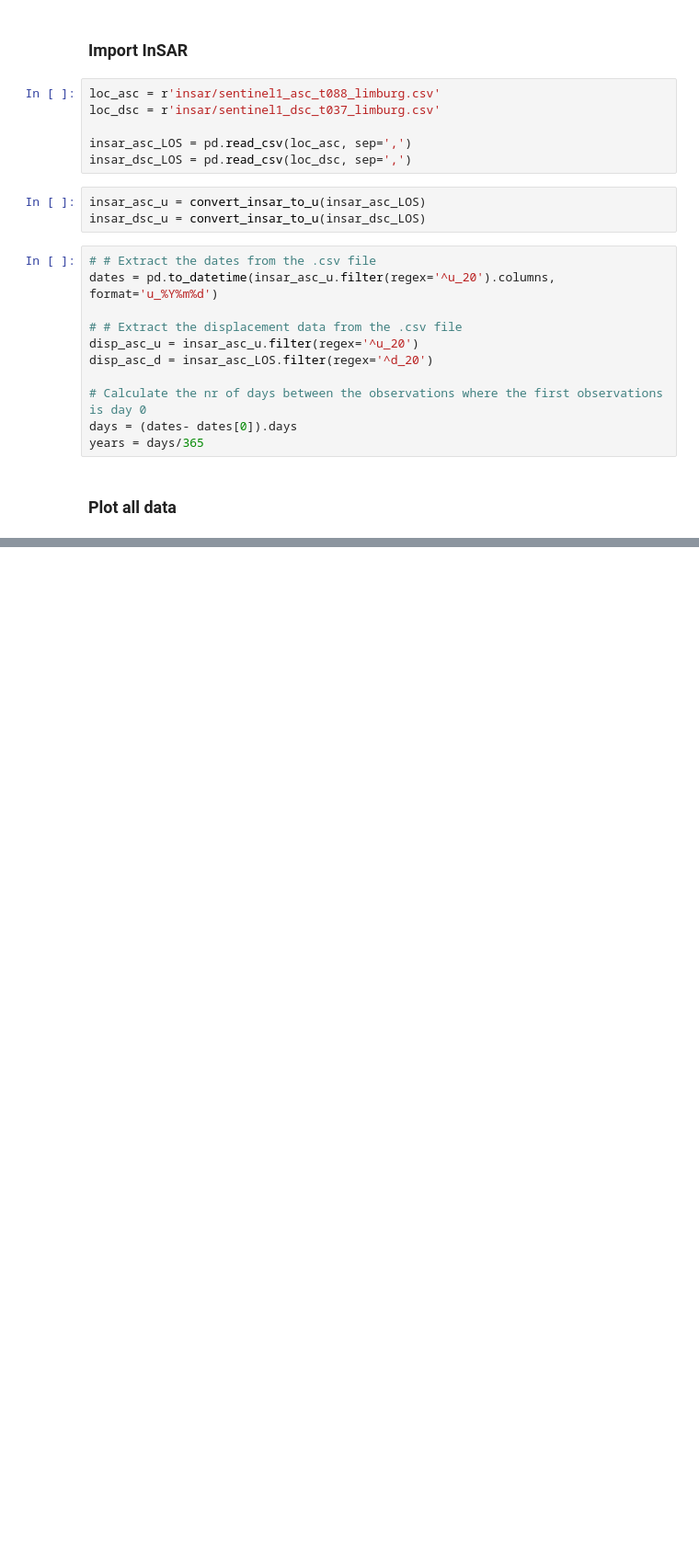
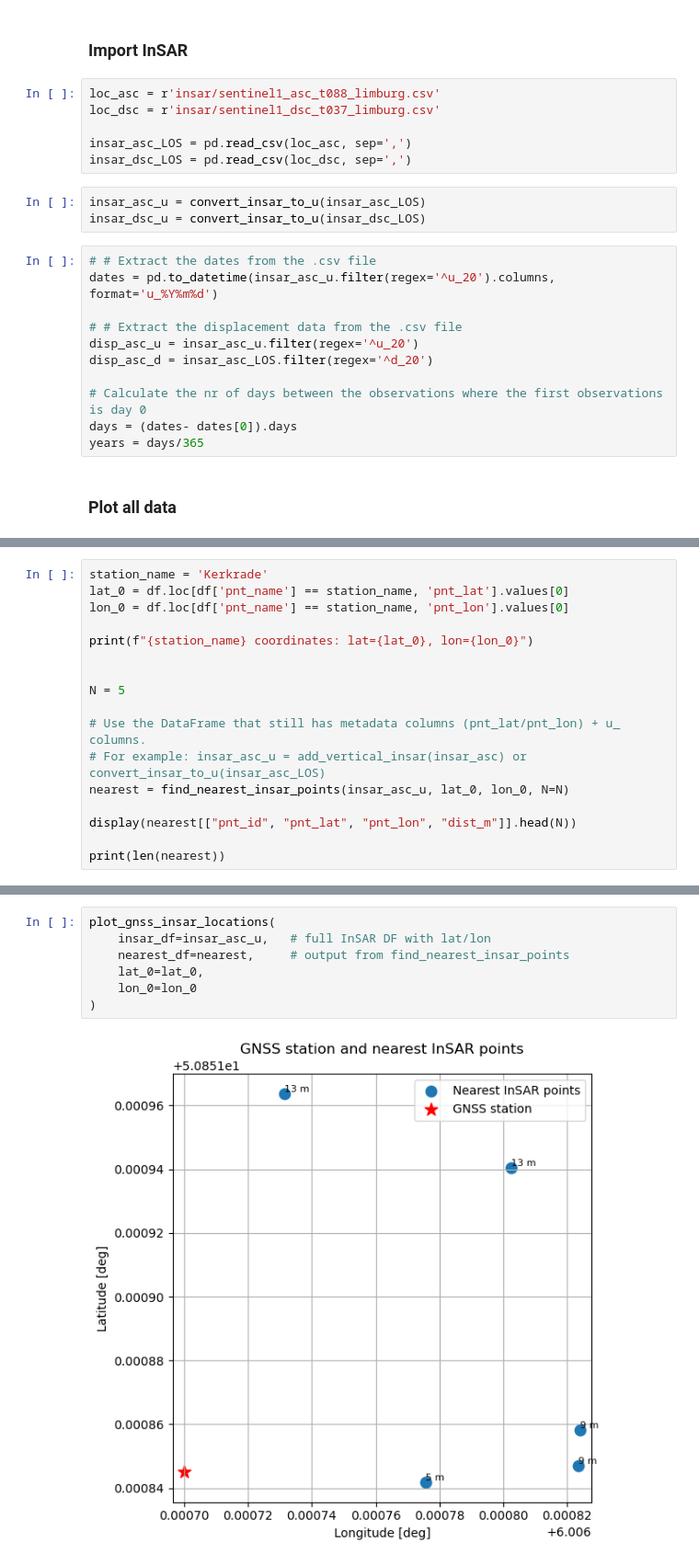
Before and after one commit to nigelwie/SHM-GH-Abandoned-Mines-Limburg, a Jupyter notebook: 02_plot_combined.ipynb, the cells around one changed output, grey strips where cells are left out. Shown at 92% size. Cells and saved outputs as stored; diff of their text form; blank space fills up the shorter version.

Commit message:
Added N-nearest function and timeseries comparison GNSS and InSAR

```diff
--- a/02_plot_combined.ipynb
+++ b/02_plot_combined.ipynb
@@ -154,0 +177,17 @@ plt.show()
+# %%
+station_name = 'Kerkrade'
+lat_0 = df.loc[df['pnt_name'] == station_name, 'pnt_lat'].values[0]
+lon_0 = df.loc[df['pnt_name'] == station_name, 'pnt_lon'].values[0]
+
+print(f"{station_name} coordinates: lat={lat_0}, lon={lon_0}")
+
+
+N = 5
+
+# Use the DataFrame that still has metadata columns (pnt_lat/pnt_lon) + u_ columns.
+# For example: insar_asc_u = add_vertical_insar(insar_asc) or convert_insar_to_u(insar_asc_LOS)
+nearest = find_nearest_insar_points(insar_asc_u, lat_0, lon_0, N=N)
+
+display(nearest[["pnt_id", "pnt_lat", "pnt_lon", "dist_m"]].head(N))
+
+print(len(nearest))
@@ -154,0 +252,9 @@ plt.show()
+# %%
+plot_gnss_insar_locations(
+    insar_df=insar_asc_u,   # full InSAR DF with lat/lon
+    nearest_df=nearest,     # output from find_nearest_insar_points
+    lat_0=lat_0,
+    lon_0=lon_0
+)
+# %% [output]
+[figure, added]
```
Also changed, not shown: parts of 12 cells of this notebook.
